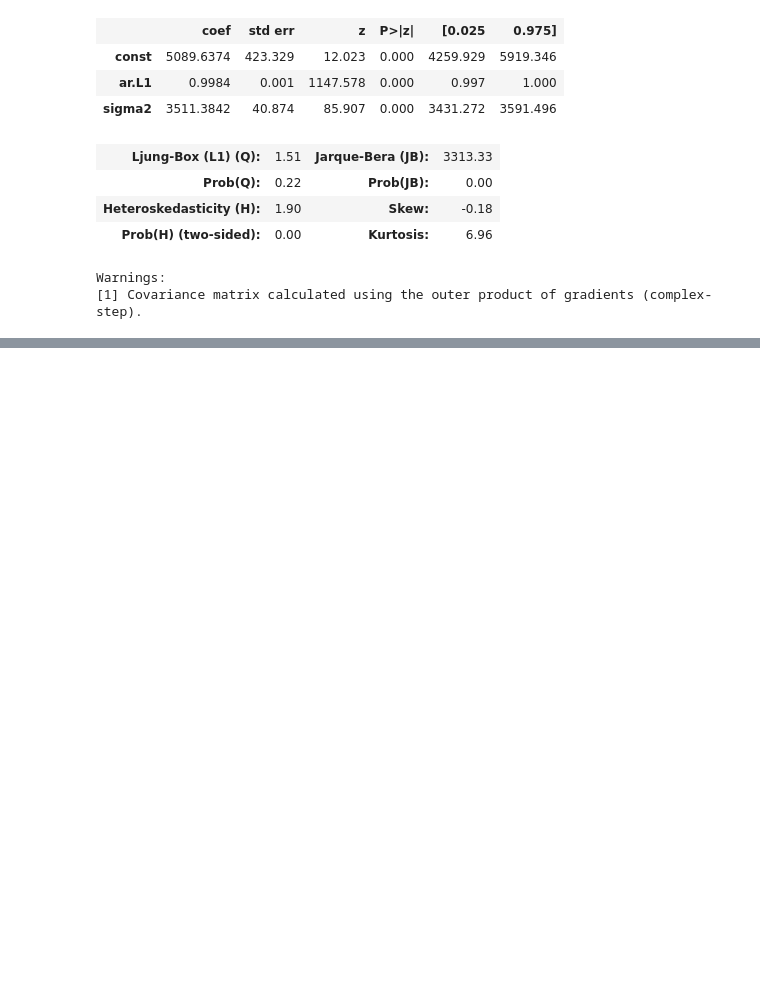
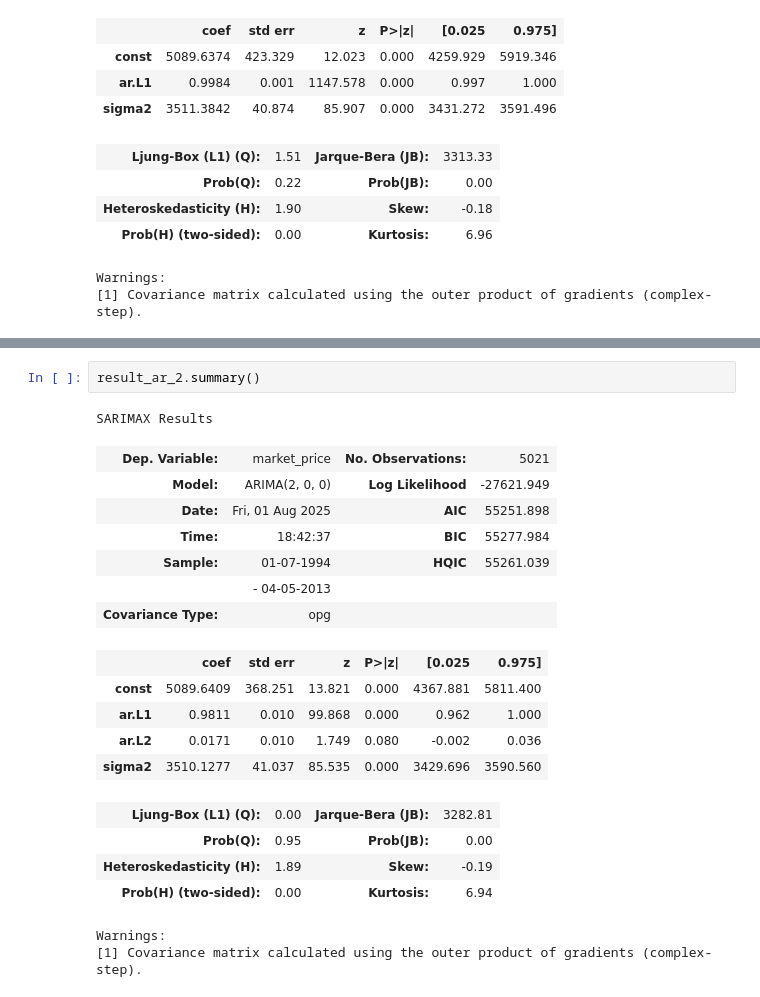
Before and after one commit to mkolade/time-series, a Jupyter notebook: 4th-TheArModel.ipynb, the cells around one changed output, grey strips where cells are left out. Cells and saved outputs as stored; diff of their text form; blank space fills up the shorter version.

```diff
--- a/4th-TheArModel.ipynb
+++ b/4th-TheArModel.ipynb
@@ -82,0 +93,22 @@ Warnings:
+# %%
+result_ar_2.summary()
+# %% [output]
+SARIMAX Results
+| Dep. Variable: | market_price | No. Observations: | 5021 |
+| Model: | ARIMA(2, 0, 0) | Log Likelihood | -27621.949 |
+| Date: | Fri, 01 Aug 2025 | AIC | 55251.898 |
+| Time: | 18:42:37 | BIC | 55277.984 |
+| Sample: | 01-07-1994 | HQIC | 55261.039 |
+|  | - 04-05-2013 |  |  |
+| Covariance Type: | opg |  |  |
+|  | coef | std err | z | P>|z| | [0.025 | 0.975] |
+| const | 5089.6409 | 368.251 | 13.821 | 0.000 | 4367.881 | 5811.400 |
+| ar.L1 | 0.9811 | 0.010 | 99.868 | 0.000 | 0.962 | 1.000 |
+| ar.L2 | 0.0171 | 0.010 | 1.749 | 0.080 | -0.002 | 0.036 |
+| sigma2 | 3510.1277 | 41.037 | 85.535 | 0.000 | 3429.696 | 3590.560 |
+| Ljung-Box (L1) (Q): | 0.00 | Jarque-Bera (JB): | 3282.81 |
+| Prob(Q): | 0.95 | Prob(JB): | 0.00 |
+| Heteroskedasticity (H): | 1.89 | Skew: | -0.19 |
+| Prob(H) (two-sided): | 0.00 | Kurtosis: | 6.94 |
+Warnings:
+[1] Covariance matrix calculated using the outer product of gradients (complex-step).
```
Also changed, not shown: parts of 5 cells of this notebook.
